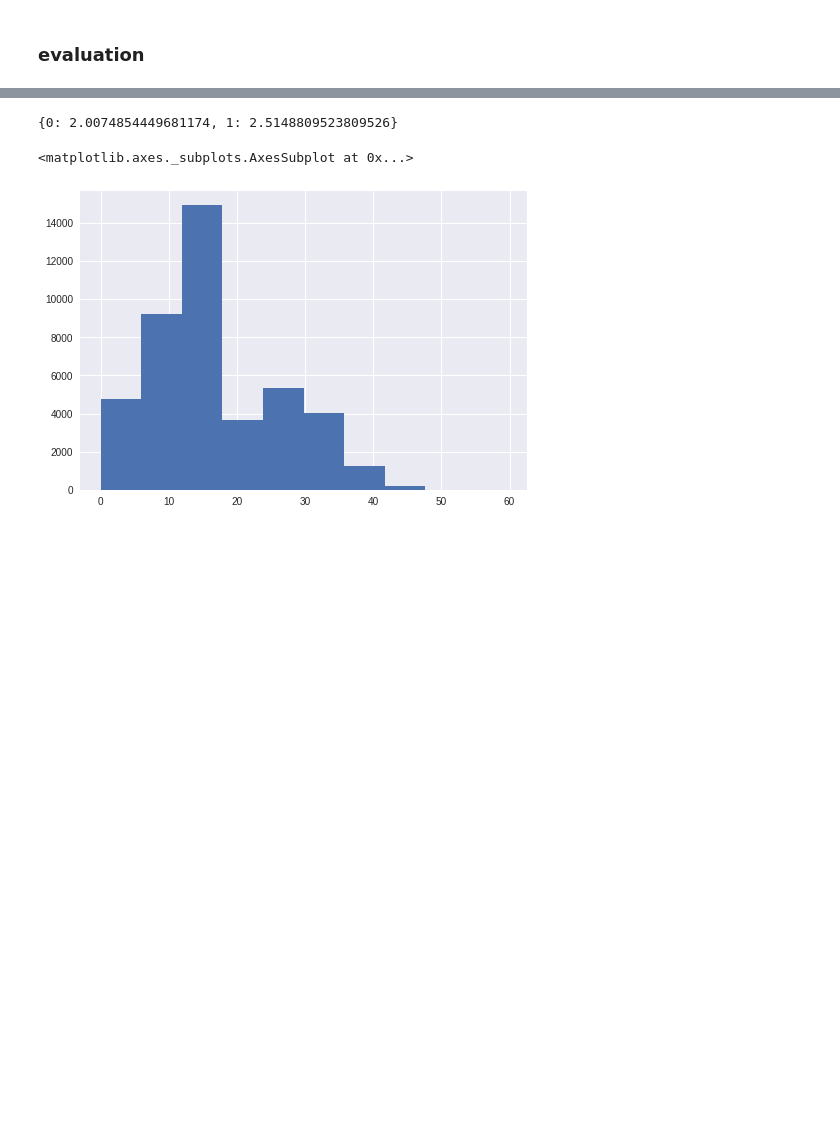
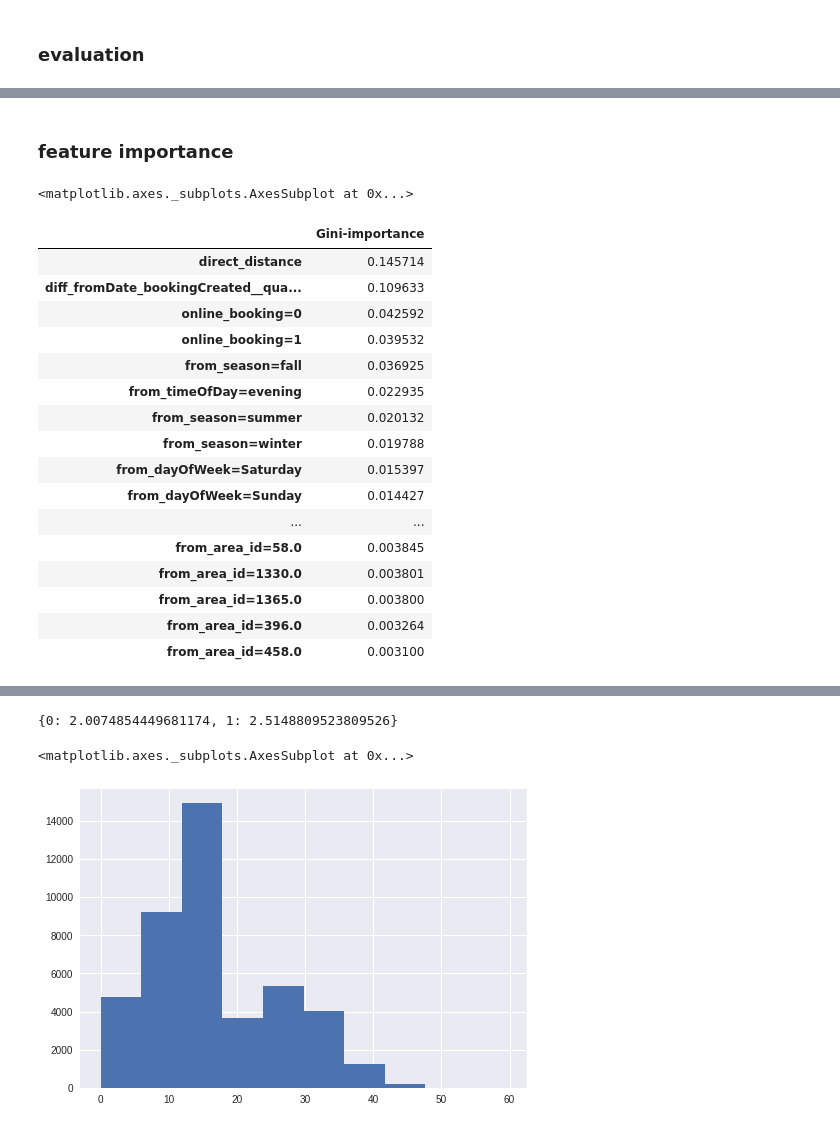
Before and after one commit to Jodahr/CabCancellation, a Jupyter notebook: CabCancellation.ipynb, the cells around one changed output, grey strips where cells are left out. Saved outputs shown, nothing was run; the diff lists cells and outputs as text; code cells hidden in the pictures; blank space fills up the shorter version.

```diff
--- a/CabCancellation.ipynb
+++ b/CabCancellation.ipynb
@@ -260,2 +267,4 @@ final_pipe.score(X_test, y_test)
+# %%
+flist = joblib.load('features.pkl')
 # %% [markdown]
 ### evaluation
@@ -292,0 +281,34 @@ test
+# %% [markdown]
+### feature importance
+# %%
+forest = final_pipe.steps[-1][1]
+importance = forest.feature_importances_.tolist()
+# %%
+feats = {} # a dict to hold feature_name: feature_importance
+for feature, importan in zip(flist, importance):
+    feats[feature] = importan #add the name/value pair
+# %%
+importances = pd.DataFrame.from_dict(feats, orient='index').rename(columns={0: 'Gini-importance'})
+importances.sort_values(by='Gini-importance').plot(kind='bar', rot=45)
+# %% [output]
+<matplotlib.axes._subplots.AxesSubplot at 0x...>
+# %%
+importances.sort_values(by='Gini-importance', axis=0, ascending=False).head(40)
+# %% [output]
+|  | Gini-importance |
+| direct_distance | 0.145714 |
+| diff_fromDate_bookingCreated__qua... | 0.109633 |
+| online_booking=0 | 0.042592 |
+| online_booking=1 | 0.039532 |
+| from_season=fall | 0.036925 |
+| from_timeOfDay=evening | 0.022935 |
+| from_season=summer | 0.020132 |
+| from_season=winter | 0.019788 |
+| from_dayOfWeek=Saturday | 0.015397 |
+| from_dayOfWeek=Sunday | 0.014427 |
+| ... | ... |
+| from_area_id=58.0 | 0.003845 |
+| from_area_id=1330.0 | 0.003801 |
+| from_area_id=1365.0 | 0.003800 |
+| from_area_id=396.0 | 0.003264 |
+| from_area_id=458.0 | 0.003100 |
```
Also changed, not shown: parts of 10 cells of this notebook.
